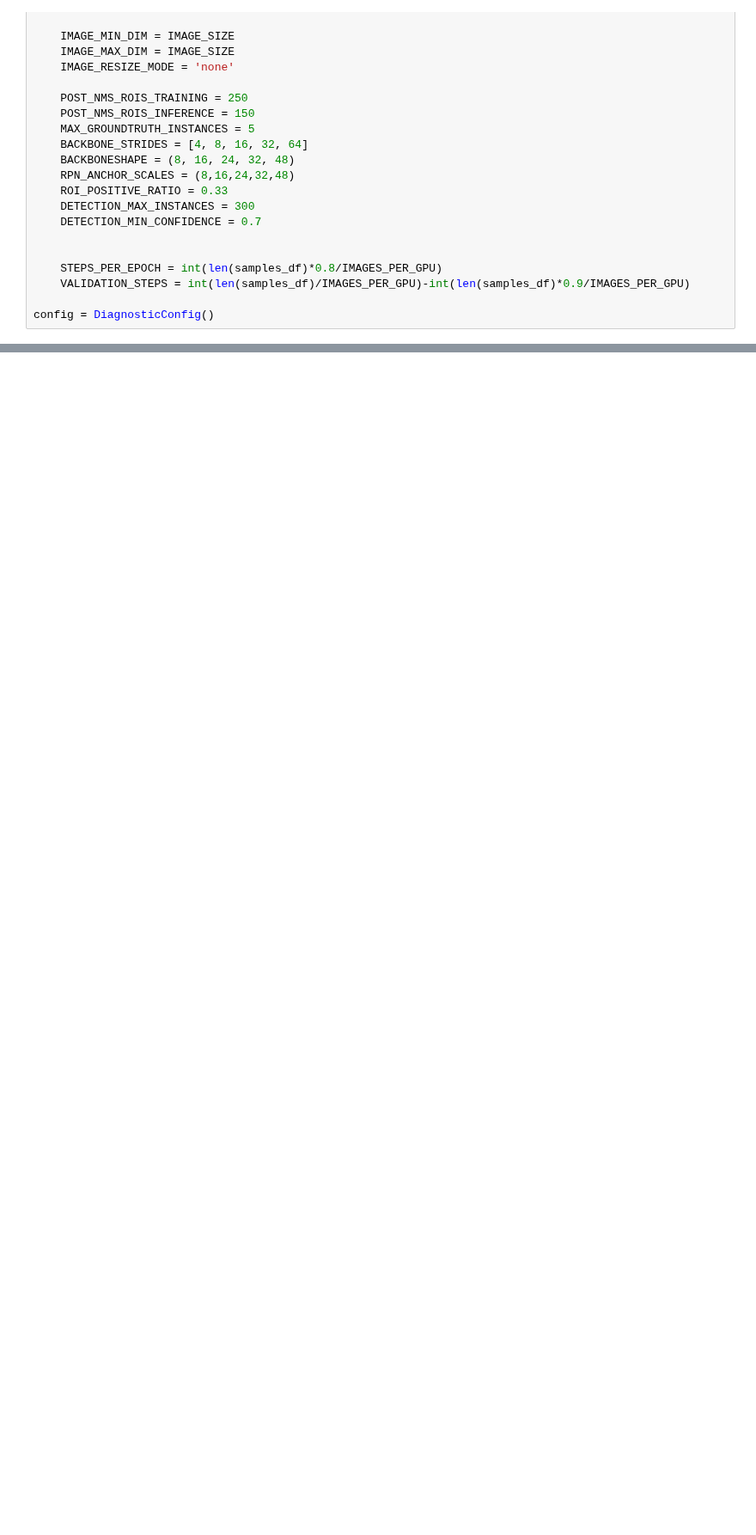
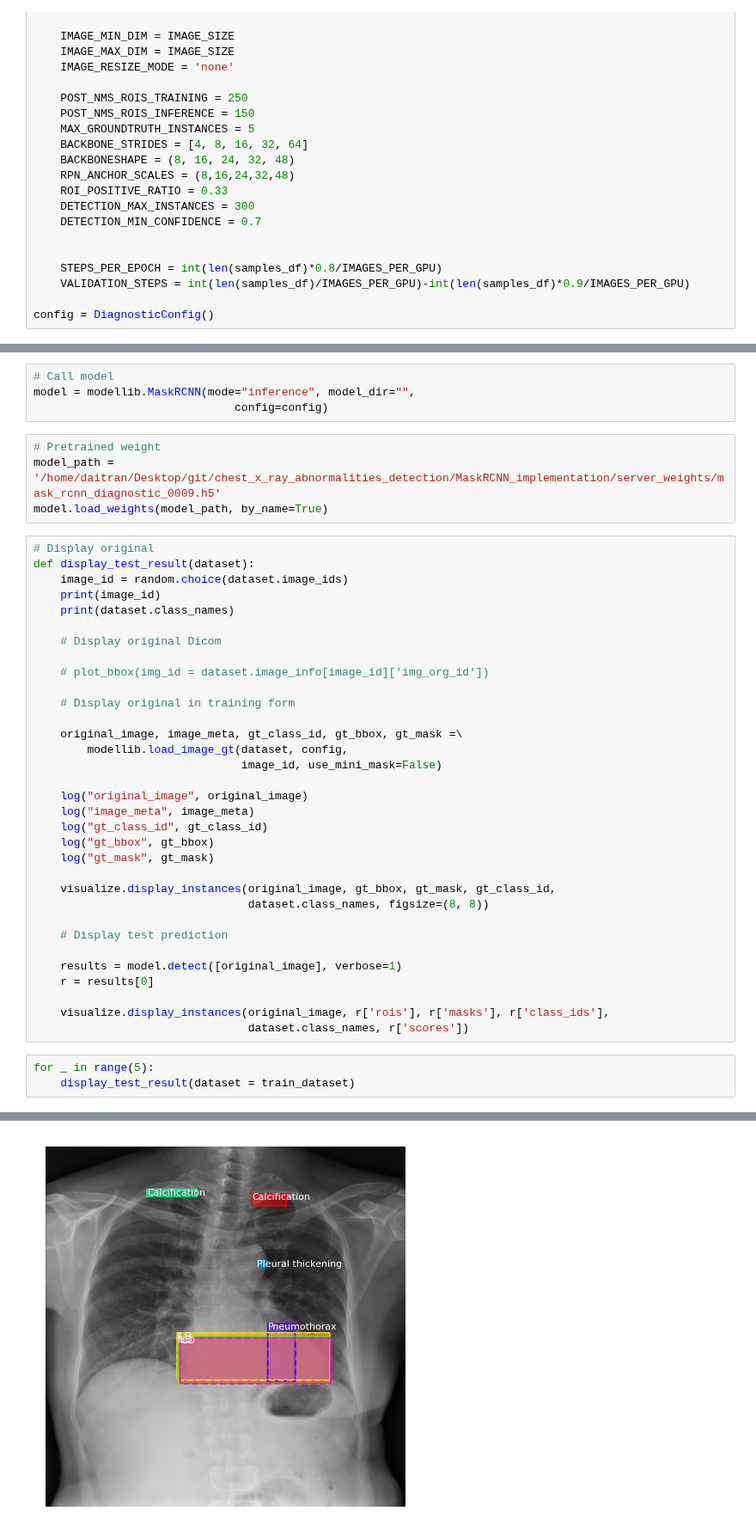
Before and after one commit to daitranskku/chest_x_ray_abnormalities_detection, a Jupyter notebook: MaskRCNN_implementation/model_evaluation.ipynb, the cells around one changed output, grey strips where cells are left out. Shown at 86% size. Saved outputs shown, nothing was run; the diff lists cells and outputs as text; blank space fills up the shorter version.

Commit message:
Add model evaluation

```diff
--- a/MaskRCNN_implementation/model_evaluation.ipynb
+++ b/MaskRCNN_implementation/model_evaluation.ipynb
@@ -120,0 +185,45 @@ anchors                  shape: (1, 65472, 4)         min:   -0.06642  max:    1
+# %%
+# Call model
+model = modellib.MaskRCNN(mode="inference", model_dir="",
+                              config=config)
+# %%
+# Pretrained weight
+model_path = '/home/daitran/Desktop/git/chest_x_ray_abnormalities_detection/MaskRCNN_implementation/server_weights/mask_rcnn_diagnostic_0009.h5'
+model.load_weights(model_path, by_name=True)
+# %%
+# Display original
+def display_test_result(dataset):
+    image_id = random.choice(dataset.image_ids)
+    print(image_id)
+    print(dataset.class_names)
+
+    # Display original Dicom
+
+    # plot_bbox(img_id = dataset.image_info[image_id]['img_org_id'])
+
+    # Display original in training form
+
+    original_image, image_meta, gt_class_id, gt_bbox, gt_mask =\
+        modellib.load_image_gt(dataset, config,
+                               image_id, use_mini_mask=False)
+
+    log("original_image", original_image)
+    log("image_meta", image_meta)
+    log("gt_class_id", gt_class_id)
+    log("gt_bbox", gt_bbox)
+    log("gt_mask", gt_mask)
+
+    visualize.display_instances(original_image, gt_bbox, gt_mask, gt_class_id,
+                                dataset.class_names, figsize=(8, 8))
+
+    # Display test prediction
+
+    results = model.detect([original_image], verbose=1)
+    r = results[0]
+
+    visualize.display_instances(original_image, r['rois'], r['masks'], r['class_ids'],
+                                dataset.class_names, r['scores'])
+# %%
+for _ in range(5):
+    display_test_result(dataset = train_dataset)
+# %% [output]
@@ -120,0 +237 @@ anchors                  shape: (1, 65472, 4)         min:   -0.06642  max:    1
+[figure, added]
```
Also changed, not shown: parts of 8 cells of this notebook, 2 other files.
